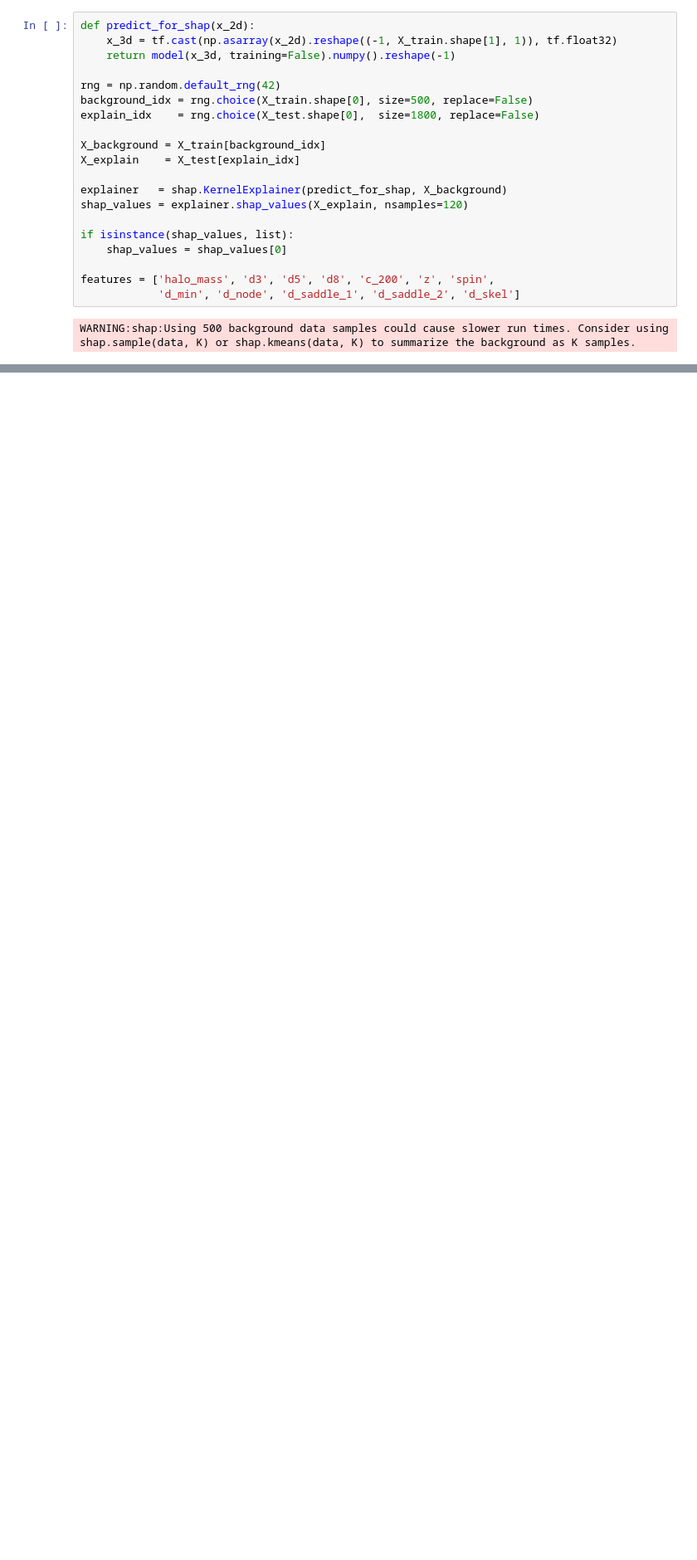
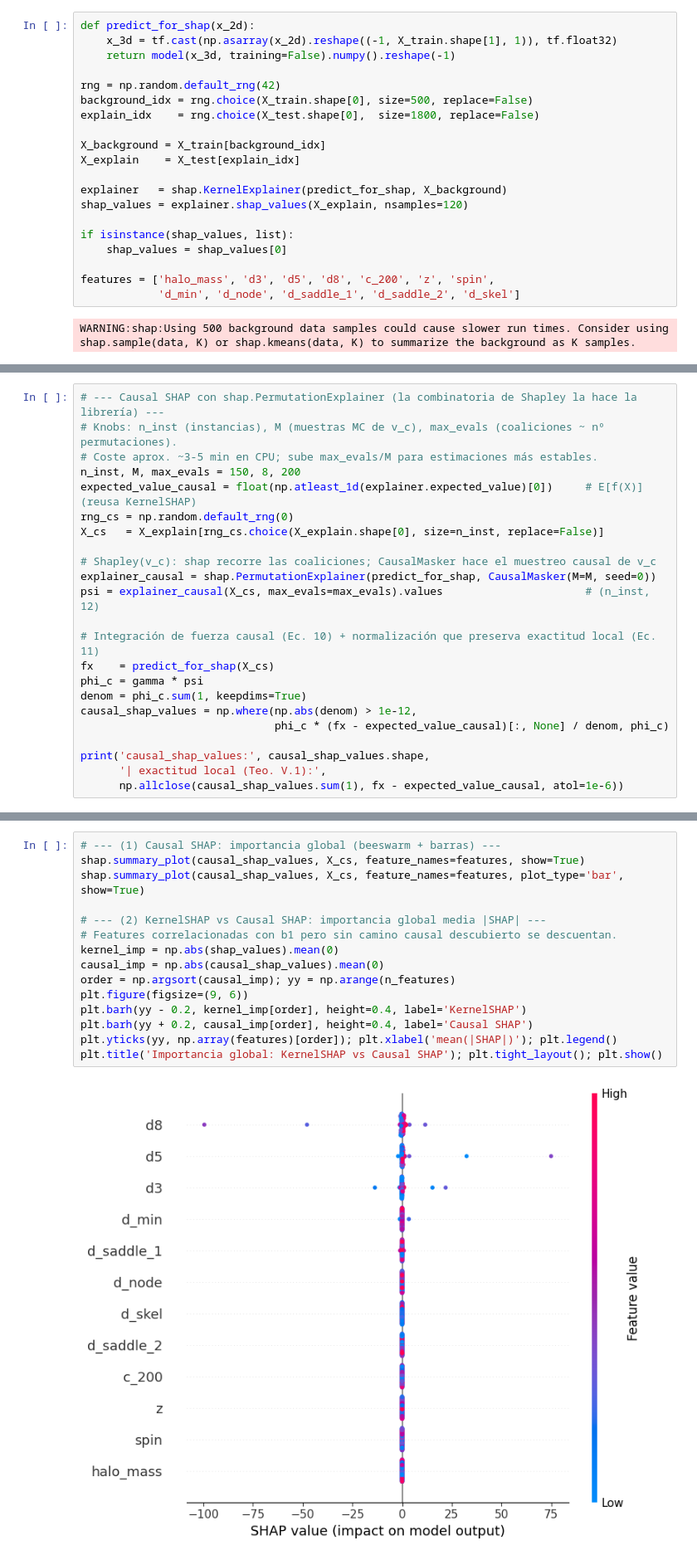
Before and after one commit to CrisCL20/Proyecto-XAI, a Jupyter notebook: notebooks/explanations.ipynb, the cells around one changed output, grey strips where cells are left out. Shown at 83% size. Cells and saved outputs as stored; diff of their text form; blank space fills up the shorter version.

```diff
--- a/notebooks/explanations.ipynb
+++ b/notebooks/explanations.ipynb
@@ -151,0 +273,23 @@ shap.plots._waterfall.waterfall_legacy(
+# %%
+# --- Causal SHAP con shap.PermutationExplainer (la combinatoria de Shapley la hace la librería) ---
+# Knobs: n_inst (instancias), M (muestras MC de v_c), max_evals (coaliciones ~ nº permutaciones).
+# Coste aprox. ~3-5 min en CPU; sube max_evals/M para estimaciones más estables.
+n_inst, M, max_evals = 150, 8, 200
+expected_value_causal = float(np.atleast_1d(explainer.expected_value)[0])     # E[f(X)] (reusa KernelSHAP)
+rng_cs = np.random.default_rng(0)
+X_cs   = X_explain[rng_cs.choice(X_explain.shape[0], size=n_inst, replace=False)]
+
+# Shapley(v_c): shap recorre las coaliciones; CausalMasker hace el muestreo causal de v_c
+explainer_causal = shap.PermutationExplainer(predict_for_shap, CausalMasker(M=M, seed=0))
+psi = explainer_causal(X_cs, max_evals=max_evals).values                      # (n_inst, 12)
+
+# Integración de fuerza causal (Ec. 10) + normalización que preserva exactitud local (Ec. 11)
+fx    = predict_for_shap(X_cs)
+phi_c = gamma * psi
+denom = phi_c.sum(1, keepdims=True)
+causal_shap_values = np.where(np.abs(denom) > 1e-12,
+                              phi_c * (fx - expected_value_causal)[:, None] / denom, phi_c)
+
+print('causal_shap_values:', causal_shap_values.shape,
+      '| exactitud local (Teo. V.1):',
+      np.allclose(causal_shap_values.sum(1), fx - expected_value_causal, atol=1e-6))
@@ -151,0 +298,17 @@ shap.plots._waterfall.waterfall_legacy(
+# %%
+# --- (1) Causal SHAP: importancia global (beeswarm + barras) ---
+shap.summary_plot(causal_shap_values, X_cs, feature_names=features, show=True)
+shap.summary_plot(causal_shap_values, X_cs, feature_names=features, plot_type='bar', show=True)
+
+# --- (2) KernelSHAP vs Causal SHAP: importancia global media |SHAP| ---
+# Features correlacionadas con b1 pero sin camino causal descubierto se descuentan.
+kernel_imp = np.abs(shap_values).mean(0)
+causal_imp = np.abs(causal_shap_values).mean(0)
+order = np.argsort(causal_imp); yy = np.arange(n_features)
+plt.figure(figsize=(9, 6))
+plt.barh(yy - 0.2, kernel_imp[order], height=0.4, label='KernelSHAP')
+plt.barh(yy + 0.2, causal_imp[order], height=0.4, label='Causal SHAP')
+plt.yticks(yy, np.array(features)[order]); plt.xlabel('mean(|SHAP|)'); plt.legend()
+plt.title('Importancia global: KernelSHAP vs Causal SHAP'); plt.tight_layout(); plt.show()
+# %% [output]
+[figure, added]
```
Also changed, not shown: parts of 8 cells of this notebook.
